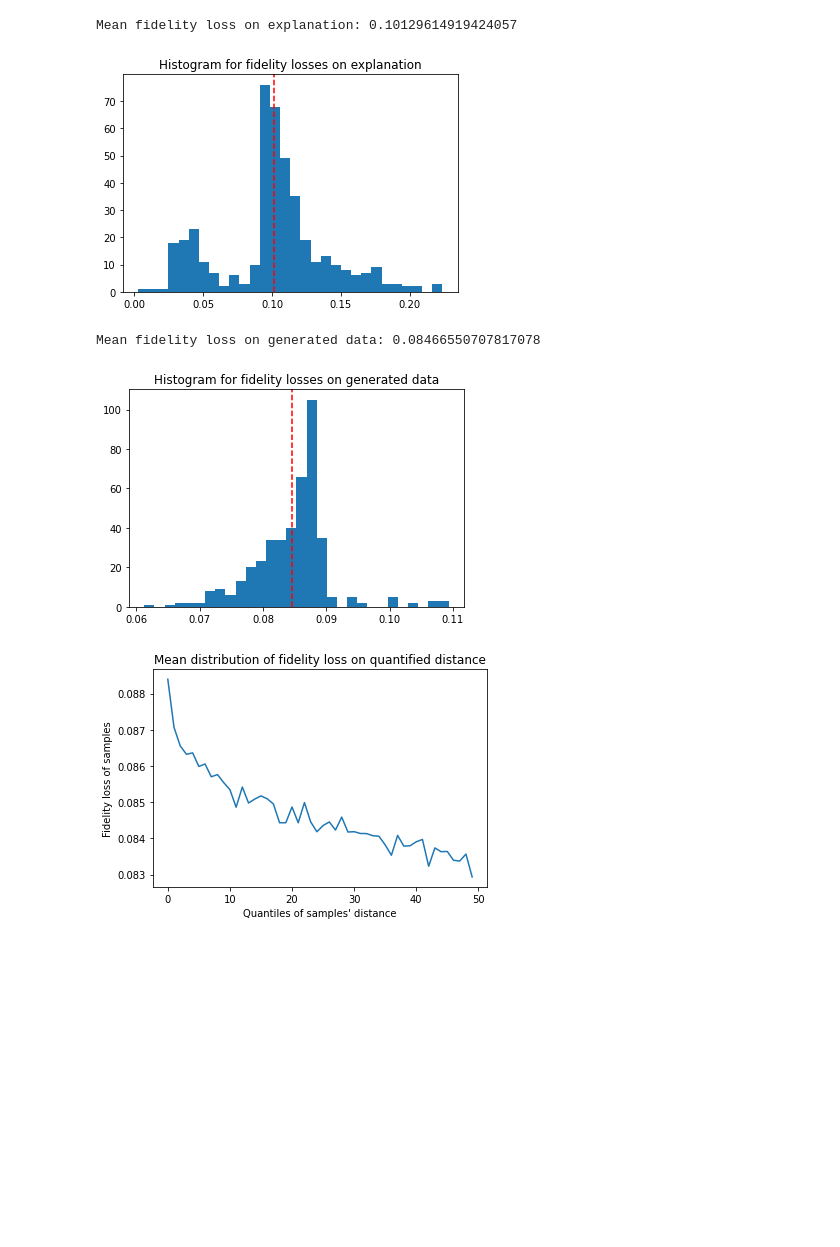
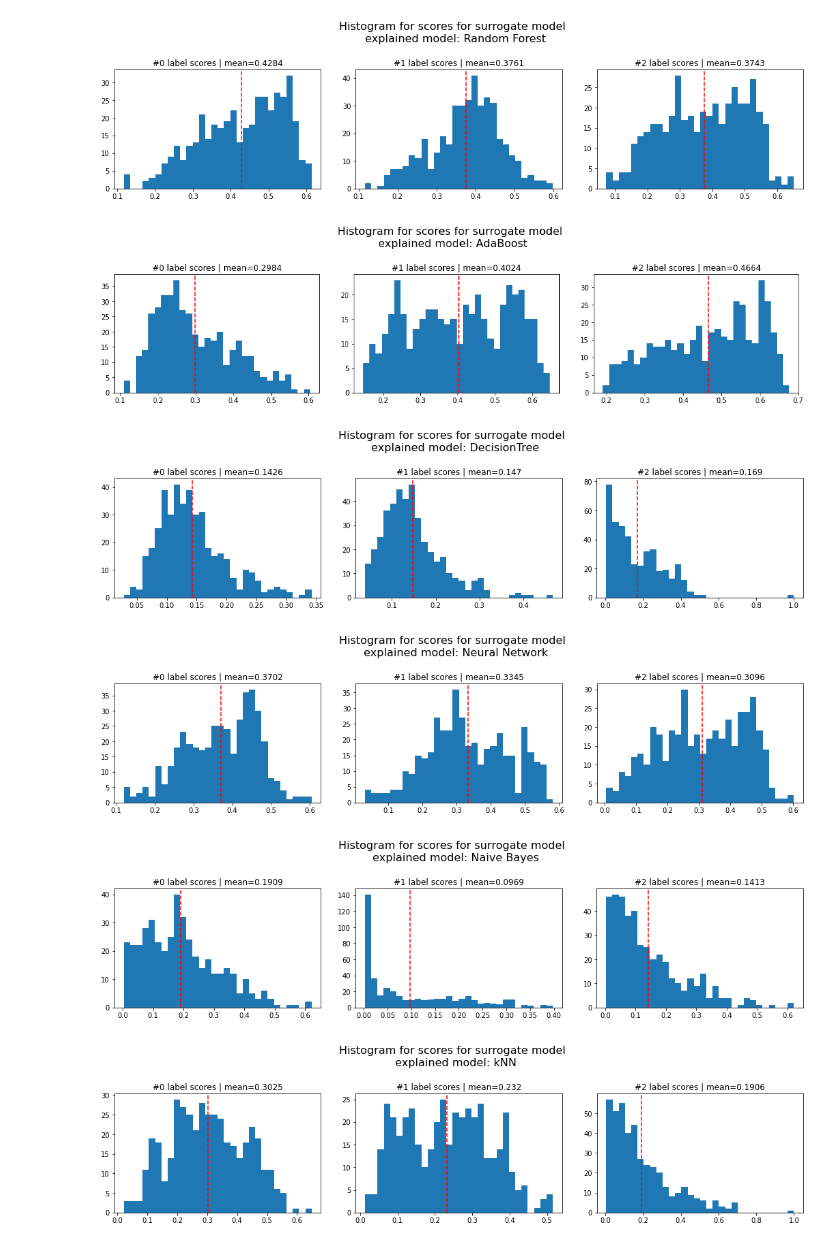
Before and after one commit to vonHousen/lime, a Jupyter notebook: doc/mod/notebooks/EfficiencyTest_FetalHealth.ipynb, the cells around one changed output. Cells and saved outputs as stored; diff of their text form; code cells hidden in the pictures; blank space fills up the shorter version.

Commit message:
Performed efficiency tests for both original LIME and it's modified version with multiple Regression Trees as local surrogate.

```diff
--- a/doc/mod/notebooks/EfficiencyTest_FetalHealth.ipynb
+++ b/doc/mod/notebooks/EfficiencyTest_FetalHealth.ipynb
@@ -46,7 +53,7 @@ models = [
     ("AdaBoost", sklearn.ensemble.AdaBoostClassifier()),
     ("DecisionTree", sklearn.tree.DecisionTreeClassifier()),
     ("Neural Network", sklearn.neural_network.MLPClassifier()),
-    ("SVM", sklearn.svm.LinearSVC()),
+    # ("SVM", sklearn.svm.LinearSVC()), do not provide predict_proba
     ("Naive Bayes", sklearn.naive_bayes.GaussianNB()),
     ("kNN", sklearn.neighbors.KNeighborsClassifier())
 ]
@@ -65,6 +72,12 @@ for (classifier_name, model) in models:
     precision_for_classifier[classifier_name] = sklearn.metrics.precision_score(y_true=y_true, y_pred=y_predicted, average="macro")
     recall_for_classifier[classifier_name] = sklearn.metrics.recall_score(y_true=y_true, y_pred=y_predicted, average="macro")
     f1_for_classifier[classifier_name] = sklearn.metrics.f1_score(y_true=y_true, y_pred=y_predicted, average="macro")
+
+test_data_subset = dataset.test_data.to_numpy()
+
+labels_count = 3
+bins_count = 30
+test_instances_count = test_data_subset.shape[0]
 # %%
 plt.figure(figsize=(14,4))
 plt.bar(f1_for_classifier.keys(), f1_for_classifier.values(), width=0.5)
@@ -147,28 +152,15 @@ label #2 mean loss: 0.01463326159864664
-# %%
-mean_fidelity_loss_on_explanation = np.mean(fidelity_loss_on_explanation)
-print(f"Mean fidelity loss on explanation: {mean_fidelity_loss_on_explanation}")
-plt.hist(fidelity_loss_on_explanation, bins=30)
-plt.axvline(mean_fidelity_loss_on_explanation, color="red", linestyle="--")
-plt.title(f"Histogram for fidelity losses on explanation")
-plt.show()
-# %% [output]
-Mean fidelity loss on explanation: 0.10129614919424057
-[figure, removed]
-# %%
-mean_fidelity_loss_on_generated_data = np.mean(fidelity_loss_on_generated_data)
-print(f"Mean fidelity loss on generated data: {mean_fidelity_loss_on_generated_data}")
-plt.hist(fidelity_loss_on_generated_data, bins=30)
-plt.axvline(mean_fidelity_loss_on_generated_data, color="red", linestyle="--")
-plt.title(f"Histogram for fidelity losses on generated data")
-plt.show()
-# %% [output]
-Mean fidelity loss on generated data: 0.08466550707817078
-[figure, removed]
-# %%
-plt.plot(np.mean(fidelity_loss_distribution_quantiles, axis=0))
-plt.ylabel(f"Fidelity loss of samples")
-plt.xlabel(f"Quantiles of samples' distance")
-plt.title(f"Mean distribution of fidelity loss on quantified distance")
-plt.show()
-# %% [output]
-[figure, removed]
+# %%
+postprocessor_default = rp.ResultsProcessing.from_file(
+    "saved_results/FetalHealth/default_results",
+    models,
+    labels_count
+)
+# %%
+postprocessor_default.plot_scores_for_surrogate_model()
+# %% [output]
+[figure, added]
+[figure, added]
+[figure, added]
+[figure, added]
+[figure, added]
+[figure, added]
```
Also changed, not shown: parts of 24 cells of this notebook, 18 other files.
